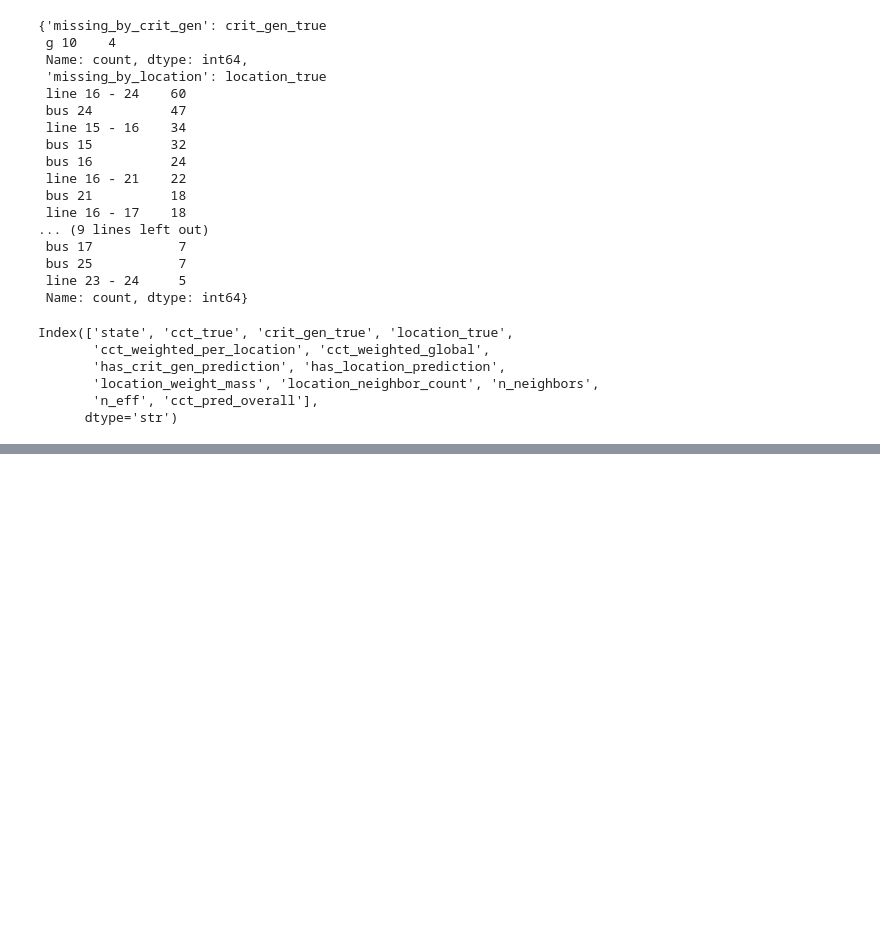
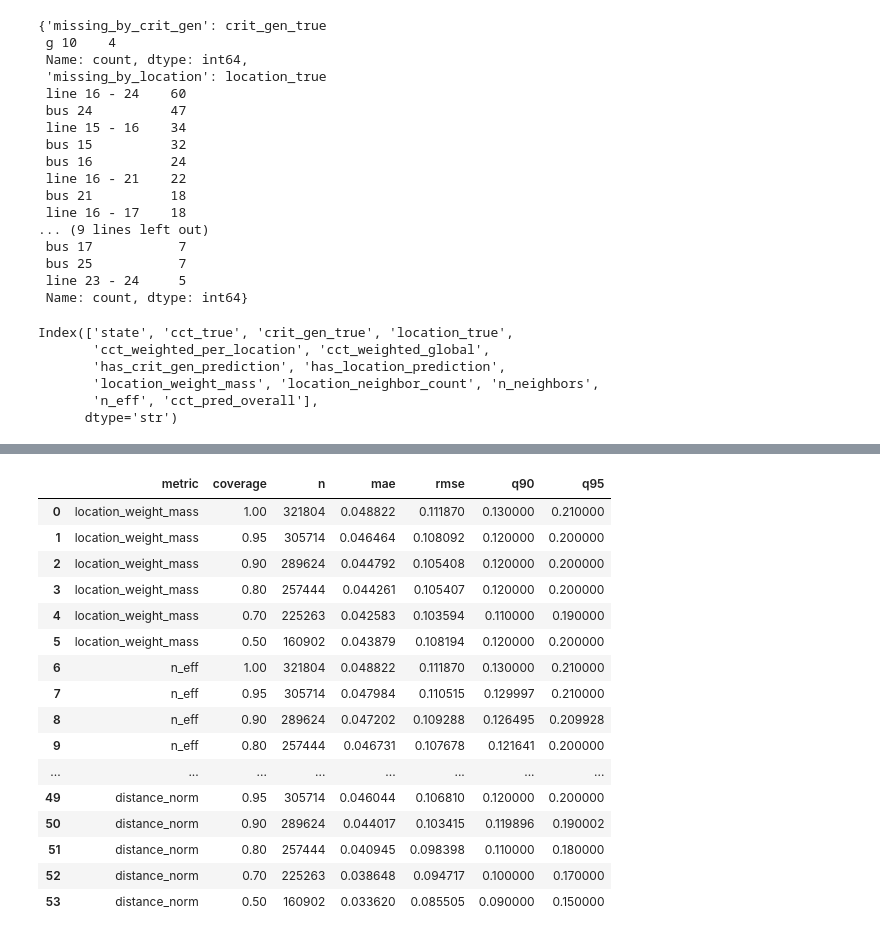
Before and after one commit to sensorlab/AI-ASSIST, a Jupyter notebook: reports/30_benchmark_results_analysis.ipynb, the cells around one changed output, grey strips where cells are left out. Drawn from its saved outputs; the diff is of its cells as text; code cells hidden in the pictures; blank space fills up the shorter version.

```diff
--- a/reports/30_benchmark_results_analysis.ipynb
+++ b/reports/30_benchmark_results_analysis.ipynb
@@ -283,0 +430,7 @@ np.float64(-0.03475756988681143)
+# %%
+PROJECT_ROOT = Path().resolve().parent
+REPORT_PATH = PROJECT_ROOT / "report-2026-06-10-eles.joblib"
+assert REPORT_PATH.exists() and REPORT_PATH.is_file()
+
+data = joblib.load(REPORT_PATH)
+len(data)
@@ -283,0 +751,71 @@ np.float64(-0.03475756988681143)
+# %%
+import pandas as pd
+
+_df = pd.DataFrame(data)
+_df = _df.drop(columns=["prediction_summary"])
+_df = _df.dropna(subset=["cct_weighted_per_location"])
+_df["err"] = (_df["cct_true"] - _df["cct_weighted_per_location"]).abs()
+
+
+def risk_coverage(df, metric, higher_is_better=True, coverages=(1.0, 0.95, 0.9, 0.8, 0.7, 0.5)):
+
+    x = df.dropna(subset=[metric, "err"]).copy()
+    x = x.sort_values(metric, ascending=not higher_is_better)
+
+    rows = []
+    n = len(x)
+    for cov in coverages:
+        k = int(np.ceil(cov * n))
+        kept = x.iloc[:k]
+        rows.append(
+            {
+                "metric": metric,
+                "coverage": cov,
+                "n": k,
+                "mae": kept["err"].mean(),
+                "rmse": np.sqrt((kept["err"] ** 2).mean()),
+                "q90": kept["err"].quantile(0.90),
+                "q95": kept["err"].quantile(0.95),
+            }
+        )
+    return pd.DataFrame(rows)
+
+
+metrics = {
+    "location_weight_mass": True,
+    "n_eff": True,
+    "n_neighbors": True,
+    "neighborhood_compactness": True,
+    "distance_min": False,
+    "distance_mean": False,
+    "distance_median": False,
+    "distance_spread": False,
+    "distance_norm": False,
+}
+
+out = []
+for metric, higher_is_better in metrics.items():
+    out.append(risk_coverage(_df, metric, higher_is_better))
+
+rc = pd.concat(out, ignore_index=True)
+rc.to_csv("./risk_coverage_eles2026-01.csv")
+
+rc
+# %% [output]
+|  | metric | coverage | n | mae | rmse | q90 | q95 |
+| 0 | location_weight_mass | 1.00 | 321804 | 0.048822 | 0.111870 | 0.130000 | 0.210000 |
+| 1 | location_weight_mass | 0.95 | 305714 | 0.046464 | 0.108092 | 0.120000 | 0.200000 |
+| 2 | location_weight_mass | 0.90 | 289624 | 0.044792 | 0.105408 | 0.120000 | 0.200000 |
+| 3 | location_weight_mass | 0.80 | 257444 | 0.044261 | 0.105407 | 0.120000 | 0.200000 |
+| 4 | location_weight_mass | 0.70 | 225263 | 0.042583 | 0.103594 | 0.110000 | 0.190000 |
+| 5 | location_weight_mass | 0.50 | 160902 | 0.043879 | 0.108194 | 0.120000 | 0.200000 |
+| 6 | n_eff | 1.00 | 321804 | 0.048822 | 0.111870 | 0.130000 | 0.210000 |
+| 7 | n_eff | 0.95 | 305714 | 0.047984 | 0.110515 | 0.129997 | 0.210000 |
+| 8 | n_eff | 0.90 | 289624 | 0.047202 | 0.109288 | 0.126495 | 0.209928 |
+| 9 | n_eff | 0.80 | 257444 | 0.046731 | 0.107678 | 0.121641 | 0.200000 |
+| ... | ... | ... | ... | ... | ... | ... | ... |
+| 49 | distance_norm | 0.95 | 305714 | 0.046044 | 0.106810 | 0.120000 | 0.200000 |
+| 50 | distance_norm | 0.90 | 289624 | 0.044017 | 0.103415 | 0.119896 | 0.190002 |
+| 51 | distance_norm | 0.80 | 257444 | 0.040945 | 0.098398 | 0.110000 | 0.180000 |
+| 52 | distance_norm | 0.70 | 225263 | 0.038648 | 0.094717 | 0.100000 | 0.170000 |
+| 53 | distance_norm | 0.50 | 160902 | 0.033620 | 0.085505 | 0.090000 | 0.150000 |
```
Also changed, not shown: parts of 20 cells of this notebook, 1 other file.
